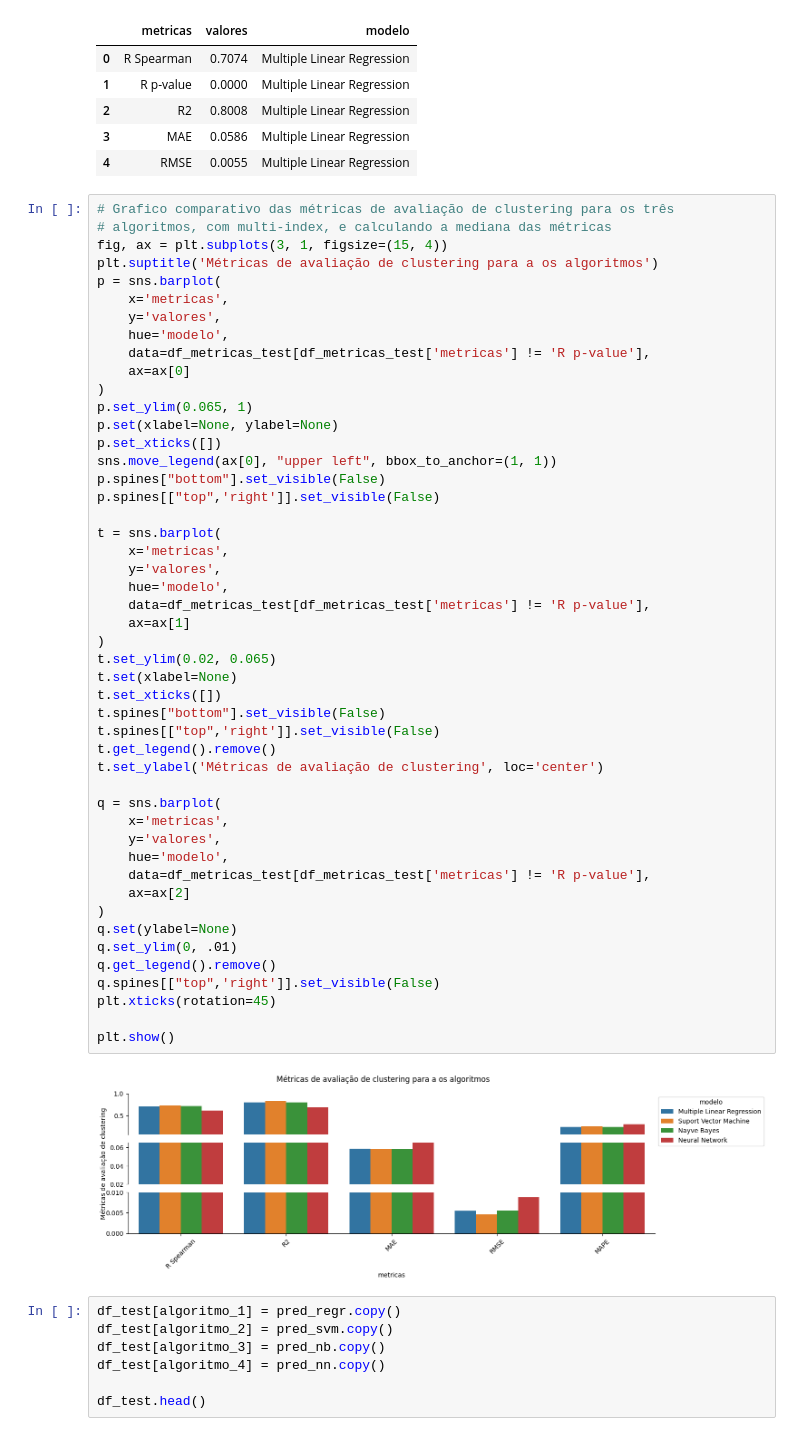
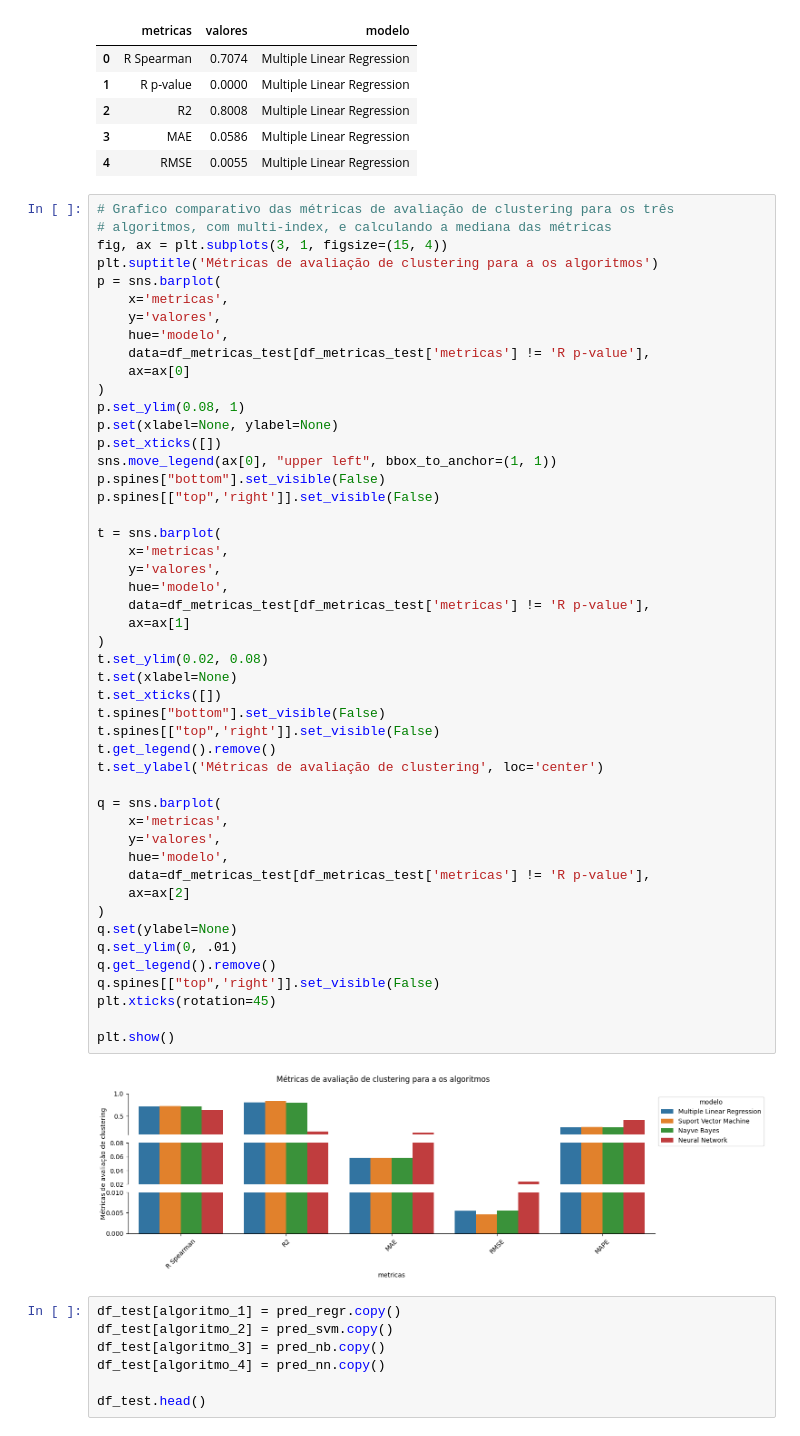
Before and after one commit to Laboratorio-de-Analise-de-Dados/disciplina_python_ml, a Jupyter notebook: dev/script/aulas_teoricas/07-aula-09-04-treinamento_regressão_2026-07-28.ipynb, the cells around one changed output. Cells and saved outputs as stored; diff of their text form.

```diff
--- a/dev/script/aulas_teoricas/07-aula-09-04-treinamento_regressão_2026-07-28.ipynb
+++ b/dev/script/aulas_teoricas/07-aula-09-04-treinamento_regressão_2026-07-28.ipynb
@@ -620,7 +609,7 @@ p = sns.barplot(
     data=df_metricas_test[df_metricas_test['metricas'] != 'R p-value'],
     ax=ax[0]
 )
-p.set_ylim(0.065, 1)
+p.set_ylim(0.08, 1)
 p.set(xlabel=None, ylabel=None)
 p.set_xticks([])
 sns.move_legend(ax[0], "upper left", bbox_to_anchor=(1, 1))
@@ -629,35 +618,35 @@ p.spines[["top",'right']].set_visible(False)
 
 t = sns.barplot(
     x='metricas',
     y='valores',
     hue='modelo',
     data=df_metricas_test[df_metricas_test['metricas'] != 'R p-value'],
     ax=ax[1]
 )
-t.set_ylim(0.02, 0.065)
+t.set_ylim(0.02, 0.08)
 t.set(xlabel=None)
 t.set_xticks([])
 t.spines["bottom"].set_visible(False)
 t.spines[["top",'right']].set_visible(False)
 t.get_legend().remove()
 t.set_ylabel('Métricas de avaliação de clustering', loc='center')
 
 q = sns.barplot(
     x='metricas',
     y='valores',
     hue='modelo',
     data=df_metricas_test[df_metricas_test['metricas'] != 'R p-value'],
     ax=ax[2]
 )
 q.set(ylabel=None)
 q.set_ylim(0, .01)
 q.get_legend().remove()
 q.spines[["top",'right']].set_visible(False)
 plt.xticks(rotation=45)
 
 plt.show()
 # %% [output]
-[figure, old version]
+[figure, new version]
 # %%
 df_test[algoritmo_1] = pred_regr.copy()
 df_test[algoritmo_2] = pred_svm.copy()
```
Also changed, not shown: parts of 16 cells of this notebook, 4 other files.
